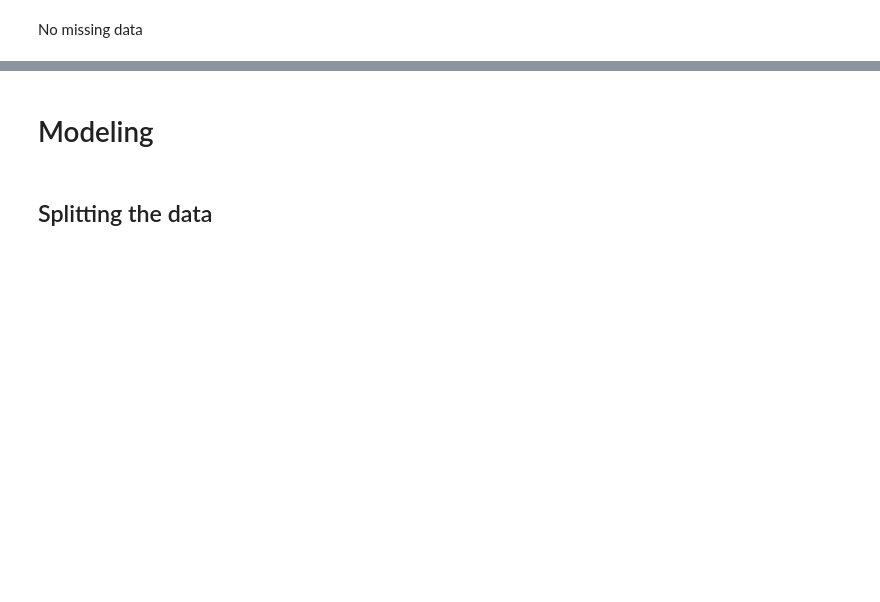
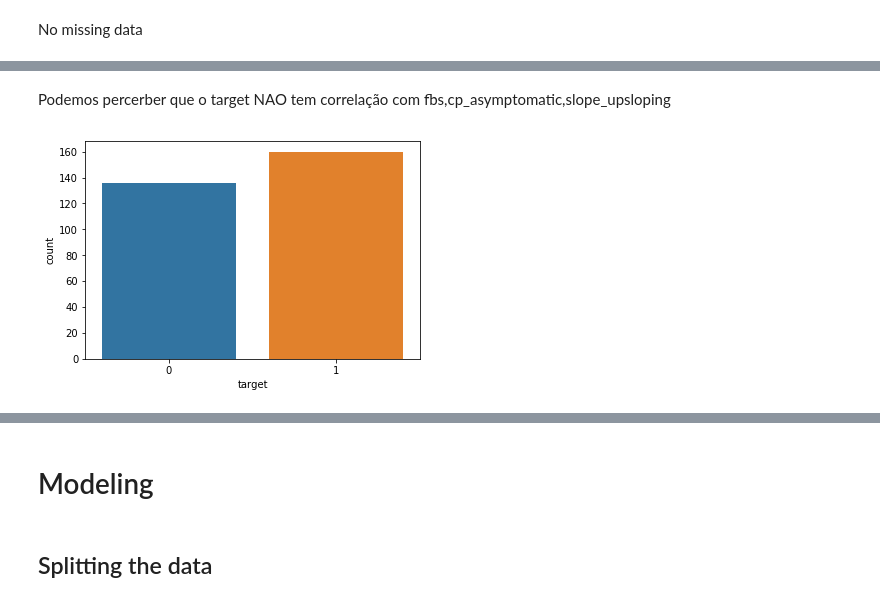
Before and after one commit to AlexandreMaxinsang/desafios-machine-learning, a Jupyter notebook: CyberLabs.ipynb, the cells around one changed output, grey strips where cells are left out. Cells and saved outputs as stored; diff of their text form; code cells hidden in the pictures; blank space fills up the shorter version.

```diff
--- a/CyberLabs.ipynb
+++ b/CyberLabs.ipynb
@@ -77,0 +131,7 @@ corr.style.background_gradient(cmap='coolwarm')
+# %% [markdown]
+Podemos percerber que o target NAO tem correlação com fbs,cp_asymptomatic,slope_upsloping
+# %%
+sns.countplot(x = "target", data=df)
+plt.show()
+# %% [output]
+[figure, added]
```
Also changed, not shown: parts of 21 cells of this notebook, 1 other file.
